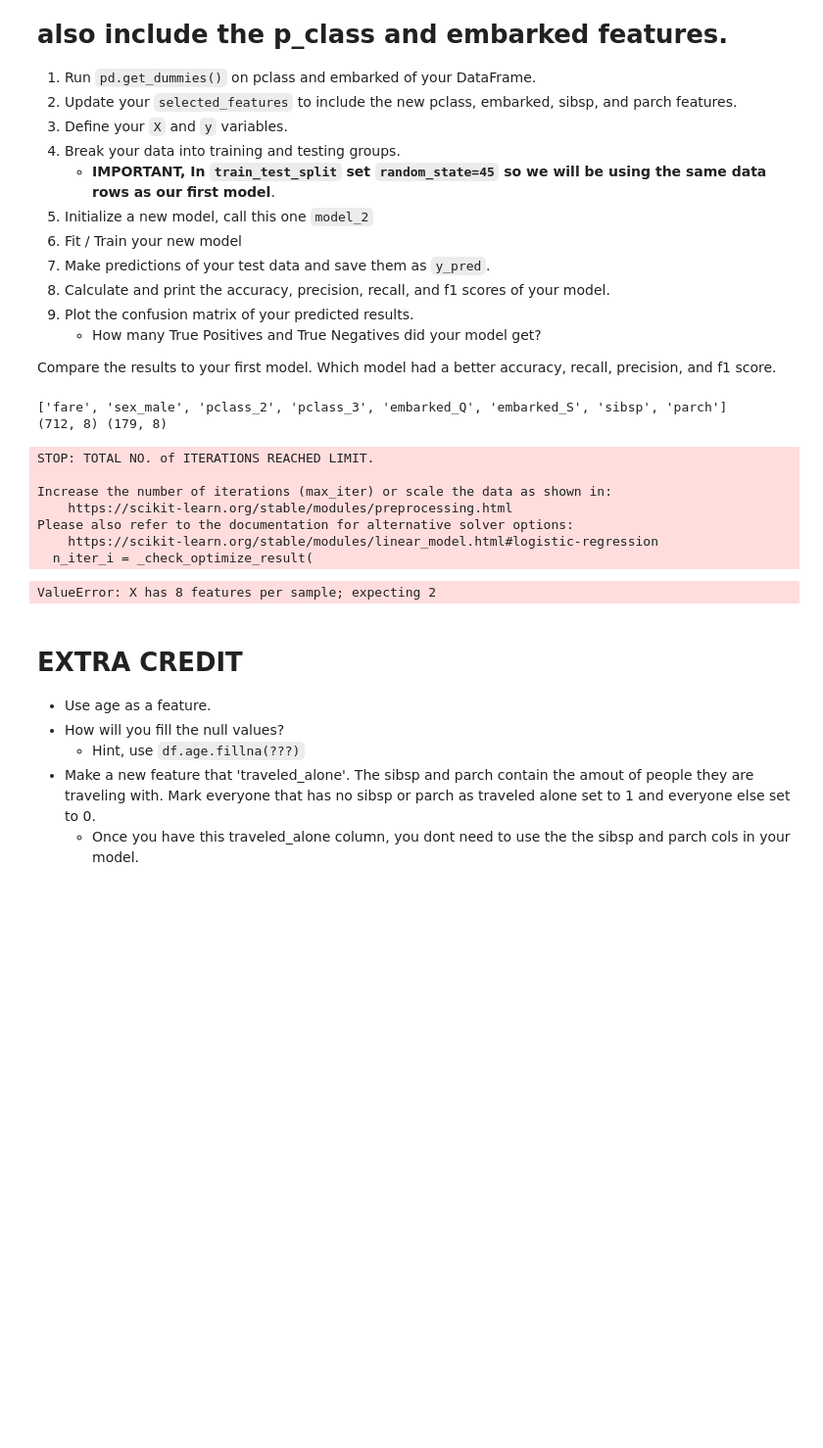
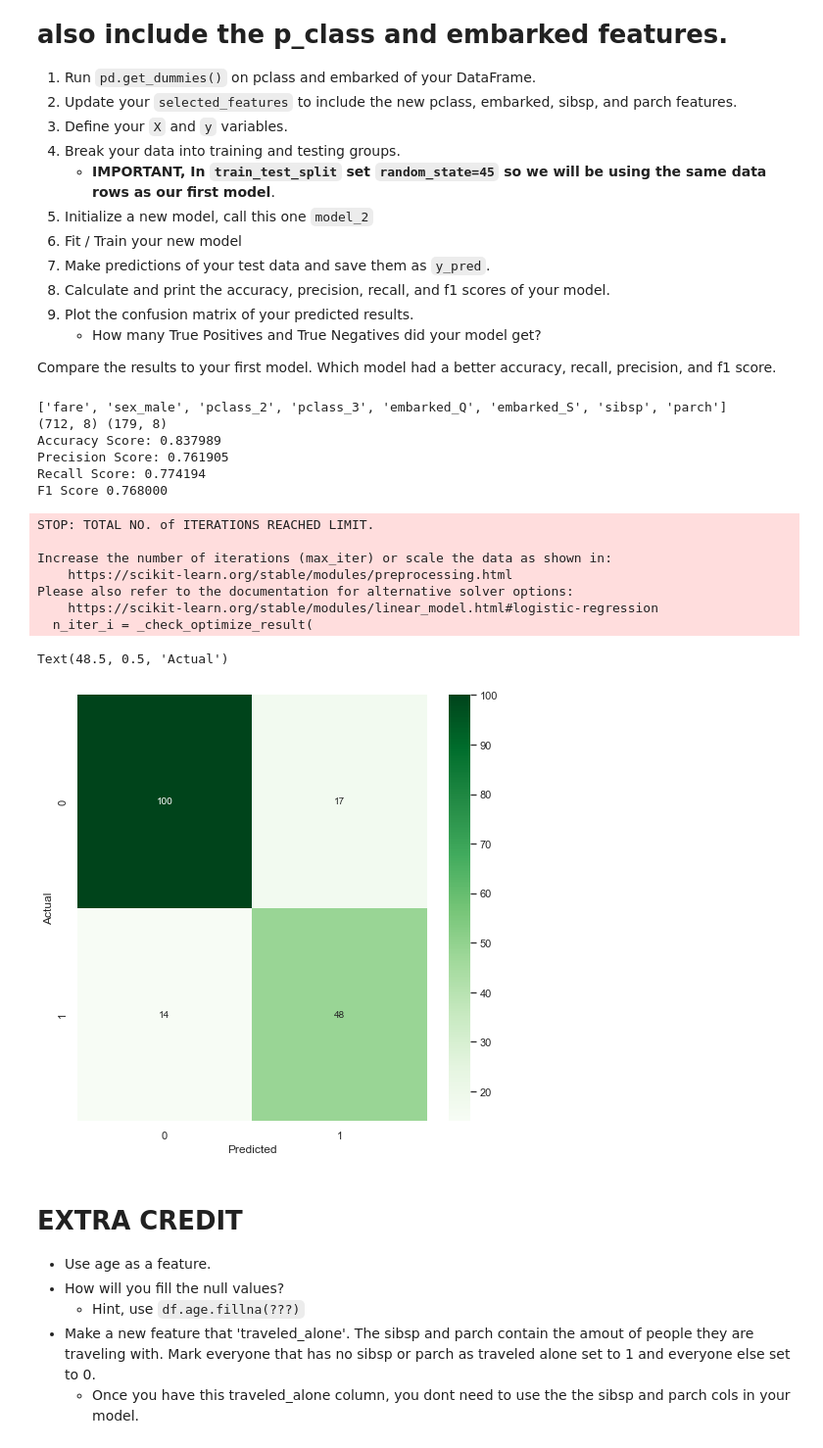
Before and after one commit to ryrichard/2022-fall-data-science, a Jupyter notebook: Week-03-Intro-To-ML/Exercise-Logistic-Regression.ipynb, the cells around one changed output. Shown at 98% size. Cells and saved outputs as stored; diff of their text form; code cells hidden in the pictures; blank space fills up the shorter version.

```diff
--- a/Week-03-Intro-To-ML/Exercise-Logistic-Regression.ipynb
+++ b/Week-03-Intro-To-ML/Exercise-Logistic-Regression.ipynb
@@ -266,50 +266,57 @@ y = df.survived
 X_train, X_test, y_train, y_test = train_test_split(X, y, test_size=0.2, random_state=45)
 print(X_train.shape, X_test.shape)
 # Initalize our model_2
-model_2 = LogisticRegression(solver='lbfgs', max_iter=100)
+model_2 = LogisticRegression()
 
 # Fit / Train our model using our training data.
 model_2.fit(X_train, y_train)
 
 # Make new predicitions using our testing data.
-y2_pred = model.predict(X_test)
+y2_pred = model_2.predict(X_test)
 
 # Calculate our accuracy
 accuracy_2 = accuracy_score(y_test, y2_pred)
 
 # Calculate our precision score
 precision_2 = precision_score(y_test, y2_pred)
 
 # Calculate our recall score
 recall_2 = recall_score(y_test, y2_pred)
 
 # Calculate your f1-score
 f1_2 = f1_score(y_test, y2_pred)
 
 # Print each of our scores to inspect performance.
 print("Accuracy Score: %f" % accuracy_2)
 print("Precision Score: %f" % precision_2)
 print("Recall Score: %f" % recall_2)
 print('F1 Score %f' % f1_2)
 
 # Plot your confusion matrix.
-cm2 = confused_matrix(y_test, y_pred)
+cm2 = confusion_matrix(y_test, y_pred)
 cm2 = cm2.round(2)
 fig = plt.figure(figsize=(8,8))
-ax = sns.heatmap(cm2, annot=True, cmap="Green", fmt='g')
+ax = sns.heatmap(cm2, annot=True, cmap='Greens', fmt='g')
+# ax = sns.heatmap(cm, annot=True, cmap='Greens', fmt='g')
+
 plt.xlabel('Predicted')
-plt.ylabel('Actual');
+plt.ylabel('Actual')
 # %% [output]
 ['fare', 'sex_male', 'pclass_2', 'pclass_3', 'embarked_Q', 'embarked_S', 'sibsp', 'parch']
 (712, 8) (179, 8)
+Accuracy Score: 0.837989
+Precision Score: 0.761905
+Recall Score: 0.774194
+F1 Score 0.768000
 STOP: TOTAL NO. of ITERATIONS REACHED LIMIT.
 
 Increase the number of iterations (max_iter) or scale the data as shown in:
     https://scikit-learn.org/stable/modules/preprocessing.html
 Please also refer to the documentation for alternative solver options:
     https://scikit-learn.org/stable/modules/linear_model.html#logistic-regression
   n_iter_i = _check_optimize_result(
-ValueError: X has 8 features per sample; expecting 2
+Text(48.5, 0.5, 'Actual')
+[figure, added]
 # %% [markdown]
 # EXTRA CREDIT
 * Use age as a feature.
```
